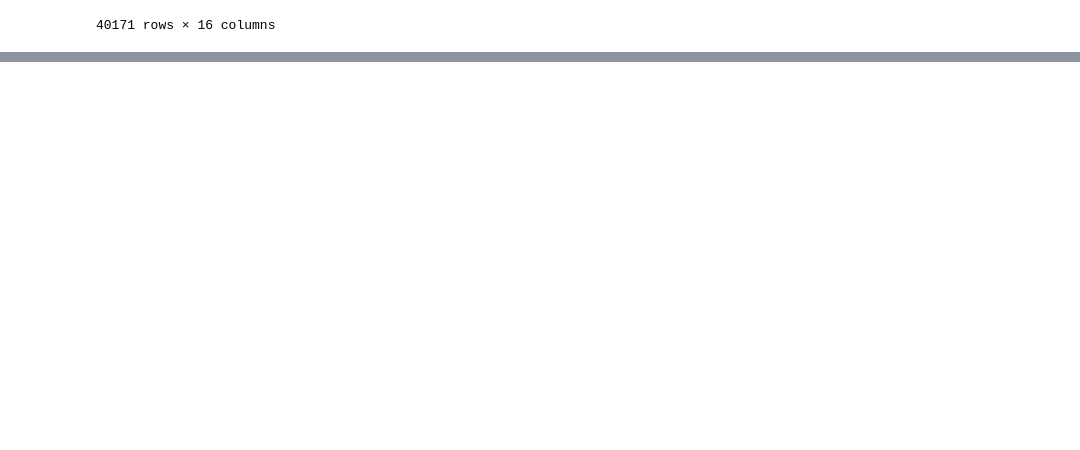
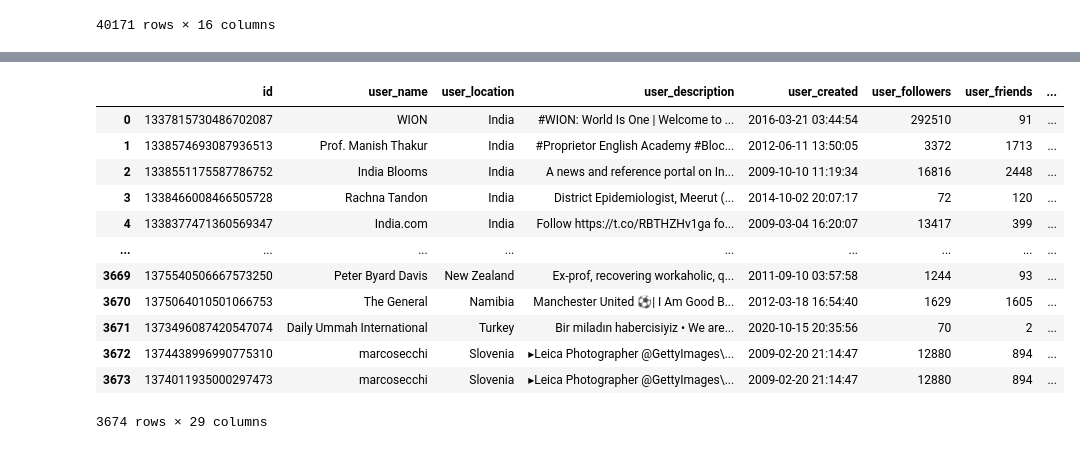
Before and after one commit to tkmanabat/Philippine-Junior-Data-Science-Challenge, a Jupyter notebook: PJDSC.ipynb, the cells around one changed output, grey strips where cells are left out. Saved outputs shown, nothing was run; the diff lists cells and outputs as text; code cells hidden in the pictures; blank space fills up the shorter version.

```diff
--- a/PJDSC.ipynb
+++ b/PJDSC.ipynb
@@ -3,7 +3,9 @@
 
 import pandas as pd
 import numpy as np
+import plotly.express as px
 
+country_df = pd.read_csv("wikipedia-iso-country-codes.csv")
 df = pd.read_csv("vaccination_all_tweets.csv")
 df
 # %% [output]
@@ -84,3 +86,6 @@ df.sort_values(by=["favorites","retweets"], ascending=False)
 | 40163 | 1373539685683896320 | Philipp Grätzel von Grätz | Berlin | Medicine, photography. MD. MSc Sc... | 2016-11-06 20:00:58 | 1431 | 995 | ... |
 | 40170 | 1373503451372552197 | M a r t í | США 🇺🇸 | El meu twitter en català, des del... | 2014-02-09 03:41:26 | 61 | 117 | ... |
 40171 rows × 16 columns
+# %%
+country_df.columns = ["country", "alpha2", "alpha3", "numeric", "iso"]
+country_df
@@ -86,0 +106,18 @@ df.sort_values(by=["favorites","retweets"], ascending=False)
+# %%
+df['country'] = df['user_location']
+df = df.merge(country_df, on="country")
+df
+# %% [output]
+|  | id | user_name | user_location | user_description | user_created | user_followers | user_friends | ... |
+| 0 | 1337815730486702087 | WION | India | #WION: World Is One | Welcome to ... | 2016-03-21 03:44:54 | 292510 | 91 | ... |
+| 1 | 1338574693087936513 | Prof. Manish Thakur | India | #Proprietor English Academy #Bloc... | 2012-06-11 13:50:05 | 3372 | 1713 | ... |
+| 2 | 1338551175587786752 | India Blooms | India | A news and reference portal on In... | 2009-10-10 11:19:34 | 16816 | 2448 | ... |
+| 3 | 1338466008466505728 | Rachna Tandon | India | District Epidemiologist, Meerut (... | 2014-10-02 20:07:17 | 72 | 120 | ... |
+| 4 | 1338377471360569347 | India.com | India | Follow https://t.co/RBTHZHv1ga fo... | 2009-03-04 16:20:07 | 13417 | 399 | ... |
+| ... | ... | ... | ... | ... | ... | ... | ... | ... |
+| 3669 | 1375540506667573250 | Peter Byard Davis | New Zealand | Ex-prof, recovering workaholic, q... | 2011-09-10 03:57:58 | 1244 | 93 | ... |
+| 3670 | 1375064010501066753 | The General | Namibia | Manchester United ⚽️| I Am Good B... | 2012-03-18 16:54:40 | 1629 | 1605 | ... |
+| 3671 | 1373496087420547074 | Daily Ummah International | Turkey | Bir miladın habercisiyiz • We are... | 2020-10-15 20:35:56 | 70 | 2 | ... |
+| 3672 | 1374438996990775310 | marcosecchi | Slovenia | ▸Leica Photographer @GettyImages\... | 2009-02-20 21:14:47 | 12880 | 894 | ... |
+| 3673 | 1374011935000297473 | marcosecchi | Slovenia | ▸Leica Photographer @GettyImages\... | 2009-02-20 21:14:47 | 12880 | 894 | ... |
+3674 rows × 29 columns
```
Also changed, not shown: parts of 5 cells of this notebook, 1 other file.
